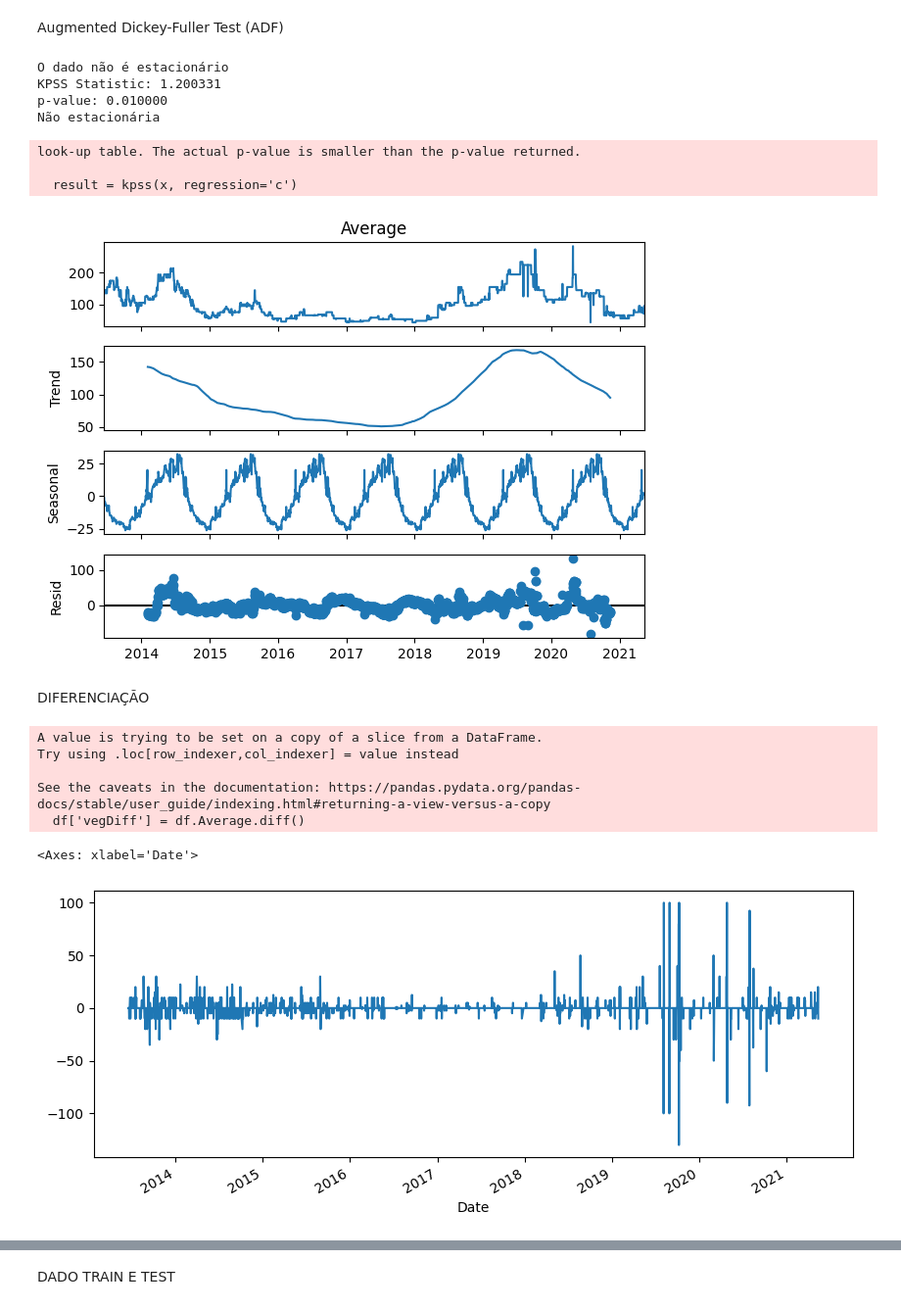
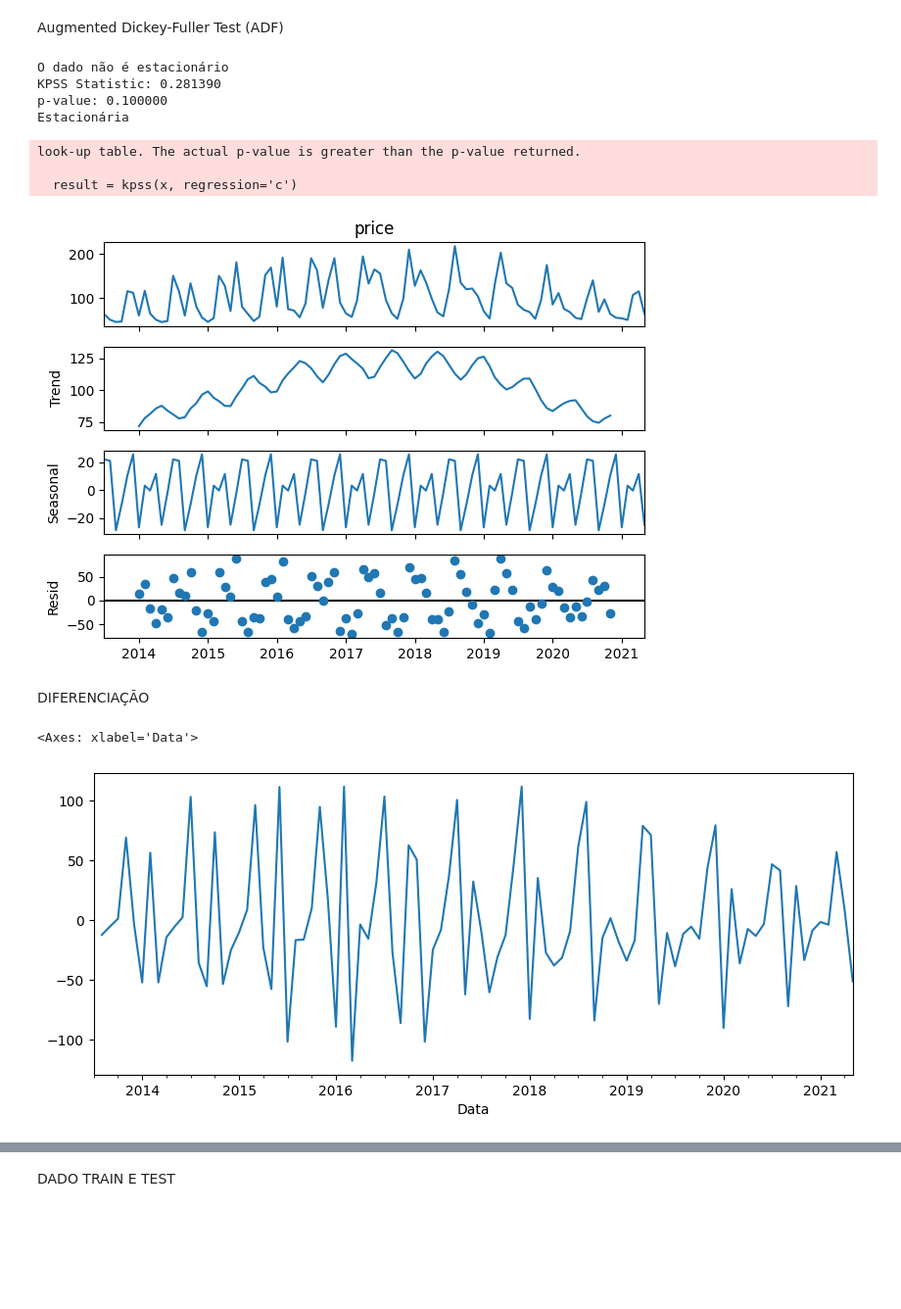
Before and after one commit to mariaeco/SeriesTemporais, a Jupyter notebook: SerieFrutas.ipynb, the cells around one changed output, grey strips where cells are left out. Shown at 98% size. Cells and saved outputs as stored; diff of their text form; code cells hidden in the pictures; blank space fills up the shorter version.

Commit message:
Analise Data SeriesTemporais Frutas

```diff
--- a/SerieFrutas.ipynb
+++ b/SerieFrutas.ipynb
@@ -19,6 +19,6 @@ from statsmodels.tsa.seasonal import seasonal_decompose
 from statsmodels.graphics import tsaplots
 from functions import *
 # %%
-df = pd.read_csv("kalimati_tarkari_dataset.csv")
-df = df[df[commodity] == "Potato Red"]
+df = pd.read_csv("fruitveg_dataset.csv")
+df['Commodity'].value_counts().head()
 # %% [output]
@@ -89 +67,13 @@ df
 2751 rows × 6 columns
+# %%
+df1 = df.Average.groupby([df.index.month,df.index.year]).mean()
+df1 = pd.DataFrame({'price': df1.values[1:]})
+primeiro_mes = df.index.min()
+ultimo_mes = df.index.max()
+todos_meses = pd.date_range(start=primeiro_mes, end=ultimo_mes, freq='MS')
+df_referencia = pd.DataFrame({'Data': todos_meses})
+df_referencia.set_index('Data', inplace=True)
+df1.set_index(df_referencia.index, inplace=True)
+
+df = df1
+df
@@ -136,36 +140,31 @@ TESTANDO SE É ESTACIONARIO
 # %% [markdown]
 Augmented Dickey-Fuller Test (ADF)
 # %%
-adf(df.Average)
-KPSS(df.Average)
+adf(df.price)
+KPSS(df.price)
 # %% [output]
 O dado não é estacionário
-KPSS Statistic: 1.200331
-p-value: 0.010000
-Não estacionária
+KPSS Statistic: 0.281390
+p-value: 0.100000
+Estacionária
-look-up table. The actual p-value is smaller than the p-value returned.
+look-up table. The actual p-value is greater than the p-value returned.
 
   result = kpss(x, regression='c')
 # %%
-result = seasonal_decompose(df.Average, period=365)
+result = seasonal_decompose(df.price, period=12)
 result.plot()
 plt.show()
 # %% [output]
-[figure, old version]
+[figure, new version]
 # %% [markdown]
 DIFERENCIAÇÃO
 # %%
-df['vegDiff'] = df.Average.diff()
+df['vegDiff'] = df.price.diff()
 plt.figure(figsize=(10, 4))
 df['vegDiff'].plot()
 # %% [output]
-A value is trying to be set on a copy of a slice from a DataFrame.
-Try using .loc[row_indexer,col_indexer] = value instead
-
-See the caveats in the documentation: https://pandas.pydata.org/pandas-docs/stable/user_guide/indexing.html#returning-a-view-versus-a-copy
-  df['vegDiff'] = df.Average.diff()
+<Axes: xlabel='Data'>
-<Axes: xlabel='Date'>
-[figure, old version]
+[figure, new version]
 # %%
 adf(df['vegDiff'][1:])
 KPSS(df['vegDiff'][1:])
```
Also changed, not shown: parts of 36 cells of this notebook.
